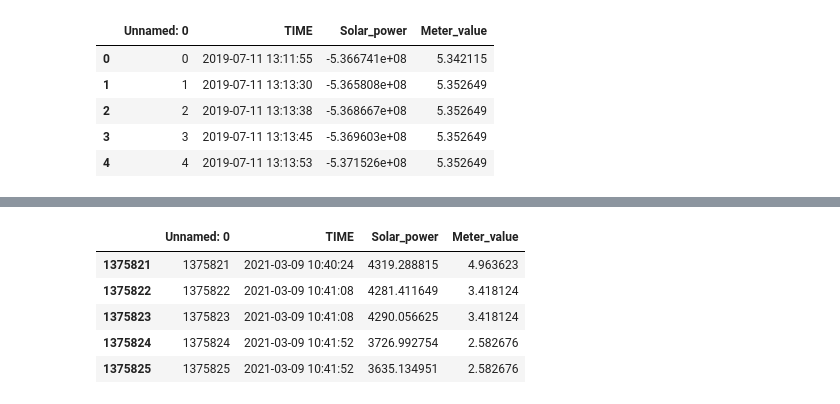
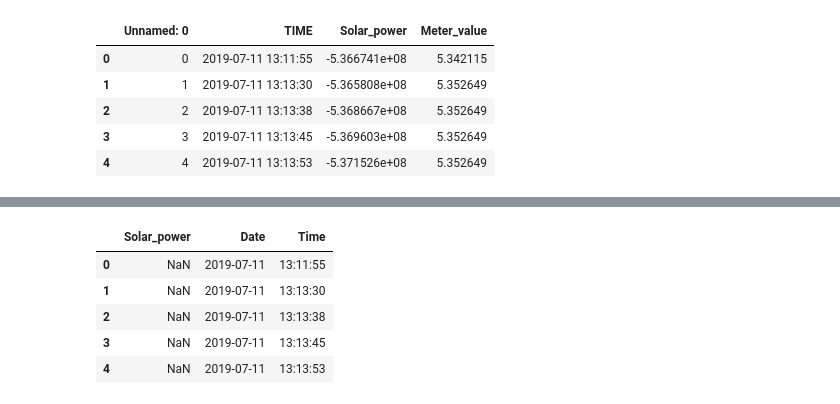
Before and after one commit to bradley-p/Solar_Energy_Forecasting, a Jupyter notebook: src/data_curating.ipynb, the cells around one changed output, grey strips where cells are left out. Cells and saved outputs as stored; diff of their text form; code cells hidden in the pictures.

Commit message:
working on data curation

```diff
--- a/src/data_curating.ipynb
+++ b/src/data_curating.ipynb
@@ -6,5 +12,5 @@ import pandas as pd
 # %%
-solar_data_filename = '/Users/brad/Desktop/CS6620/Data/Sample.csv'
-weather_data_filename = '/Users/brad/Desktop/CS6620/Data/Weather.csv'
+solar_data_filename = '/Users/brad/Desktop/CS6620/Project/Data/Sample.csv'
+weather_data_filename = '/Users/brad/Desktop/CS6620/Project/Data/weather.csv'
 # %%
 solarData = pd.read_csv(solar_data_filename, sep=',')
@@ -19,0 +32,8 @@ solarData.head()
+# %%
+# Seperate date and time using datetime from pandas
+solarData['Date']= pd.to_datetime(solarData['TIME']).dt.date
+solarData['Time']= pd.to_datetime(solarData['TIME']).dt.time
+# %%
+# We Don't need the TIME or meter_value anymore
+solarData = solarData.drop(['TIME', 'Meter_value', 'Unnamed: 0'], axis=1)
+solarData.head()
@@ -20,10 +47,12 @@ solarData.head()
+# %%
+# According to Shaju, from ASPIRE, negative values are corrupted
+solarData['Solar_power'] = solarData['Solar_power'].apply(lambda val : val if val > 0 else math.nan)
 # %%
-solarData.drop('Meter_value')
 solarData.head()
 # %% [output]
-|  | Unnamed: 0 | TIME | Solar_power | Meter_value |
-| 1375821 | 1375821 | 2021-03-09 10:40:24 | 4319.288815 | 4.963623 |
-| 1375822 | 1375822 | 2021-03-09 10:41:08 | 4281.411649 | 3.418124 |
-| 1375823 | 1375823 | 2021-03-09 10:41:08 | 4290.056625 | 3.418124 |
-| 1375824 | 1375824 | 2021-03-09 10:41:52 | 3726.992754 | 2.582676 |
-| 1375825 | 1375825 | 2021-03-09 10:41:52 | 3635.134951 | 2.582676 |
+|  | Solar_power | Date | Time |
+| 0 | NaN | 2019-07-11 | 13:11:55 |
+| 1 | NaN | 2019-07-11 | 13:13:30 |
+| 2 | NaN | 2019-07-11 | 13:13:38 |
+| 3 | NaN | 2019-07-11 | 13:13:45 |
+| 4 | NaN | 2019-07-11 | 13:13:53 |
```
Also changed, not shown: parts of 37 cells of this notebook, 2 other files.
